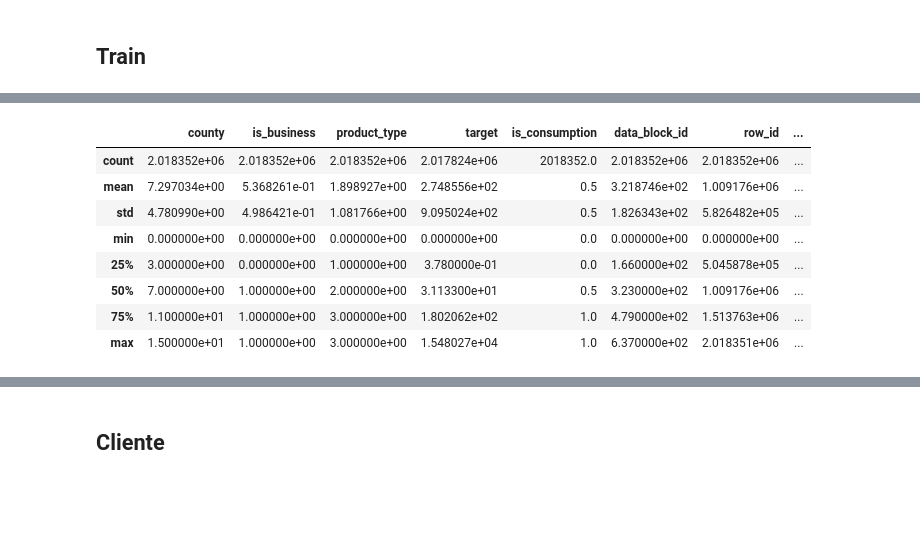
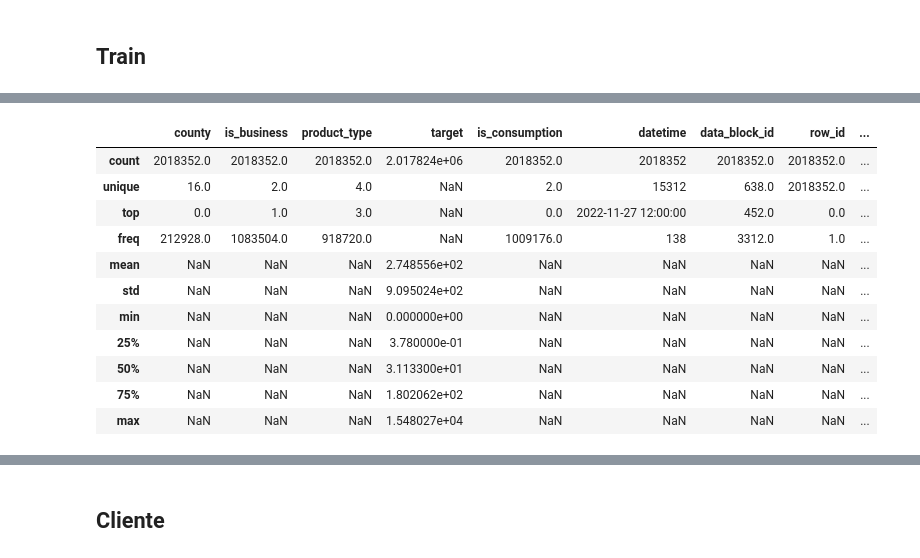
Before and after one commit to CCHidalgoG/enefit-master-work, a Jupyter notebook: scripts_and_notebooks/descriptiva.ipynb, the cells around one changed output, grey strips where cells are left out. Drawn from its saved outputs; the diff is of its cells as text; code cells hidden in the pictures; blank space fills up the shorter version.

```diff
--- a/scripts_and_notebooks/descriptiva.ipynb
+++ b/scripts_and_notebooks/descriptiva.ipynb
@@ -57,12 +93,28 @@ Iniciamos con la descripción del conjunto de entrenamiento
+# %%
+cat_vars = [
+    'county',
+    'is_business',
+    'product_type',
+    'is_consumption',
+    'data_block_id',
+    'row_id',
+    'prediction_unit_id'
+]
+
+for col in cat_vars:
+    train[col] = train[col].astype('category')
 # %%
-train.describe()
+train.describe(include='all')
 # %% [output]
-|  | county | is_business | product_type | target | is_consumption | data_block_id | row_id | ... |
-| count | 2.018352e+06 | 2.018352e+06 | 2.018352e+06 | 2.017824e+06 | 2018352.0 | 2.018352e+06 | 2.018352e+06 | ... |
-| mean | 7.297034e+00 | 5.368261e-01 | 1.898927e+00 | 2.748556e+02 | 0.5 | 3.218746e+02 | 1.009176e+06 | ... |
-| std | 4.780990e+00 | 4.986421e-01 | 1.081766e+00 | 9.095024e+02 | 0.5 | 1.826343e+02 | 5.826482e+05 | ... |
-| min | 0.000000e+00 | 0.000000e+00 | 0.000000e+00 | 0.000000e+00 | 0.0 | 0.000000e+00 | 0.000000e+00 | ... |
-| 25% | 3.000000e+00 | 0.000000e+00 | 1.000000e+00 | 3.780000e-01 | 0.0 | 1.660000e+02 | 5.045878e+05 | ... |
-| 50% | 7.000000e+00 | 1.000000e+00 | 2.000000e+00 | 3.113300e+01 | 0.5 | 3.230000e+02 | 1.009176e+06 | ... |
-| 75% | 1.100000e+01 | 1.000000e+00 | 3.000000e+00 | 1.802062e+02 | 1.0 | 4.790000e+02 | 1.513763e+06 | ... |
-| max | 1.500000e+01 | 1.000000e+00 | 3.000000e+00 | 1.548027e+04 | 1.0 | 6.370000e+02 | 2.018351e+06 | ... |
+|  | county | is_business | product_type | target | is_consumption | datetime | data_block_id | row_id | ... |
+| count | 2018352.0 | 2018352.0 | 2018352.0 | 2.017824e+06 | 2018352.0 | 2018352 | 2018352.0 | 2018352.0 | ... |
+| unique | 16.0 | 2.0 | 4.0 | NaN | 2.0 | 15312 | 638.0 | 2018352.0 | ... |
+| top | 0.0 | 1.0 | 3.0 | NaN | 0.0 | 2022-11-27 12:00:00 | 452.0 | 0.0 | ... |
+| freq | 212928.0 | 1083504.0 | 918720.0 | NaN | 1009176.0 | 138 | 3312.0 | 1.0 | ... |
+| mean | NaN | NaN | NaN | 2.748556e+02 | NaN | NaN | NaN | NaN | ... |
+| std | NaN | NaN | NaN | 9.095024e+02 | NaN | NaN | NaN | NaN | ... |
+| min | NaN | NaN | NaN | 0.000000e+00 | NaN | NaN | NaN | NaN | ... |
+| 25% | NaN | NaN | NaN | 3.780000e-01 | NaN | NaN | NaN | NaN | ... |
+| 50% | NaN | NaN | NaN | 3.113300e+01 | NaN | NaN | NaN | NaN | ... |
+| 75% | NaN | NaN | NaN | 1.802062e+02 | NaN | NaN | NaN | NaN | ... |
+| max | NaN | NaN | NaN | 1.548027e+04 | NaN | NaN | NaN | NaN | ... |
```
Also changed, not shown: parts of 97 cells of this notebook.
